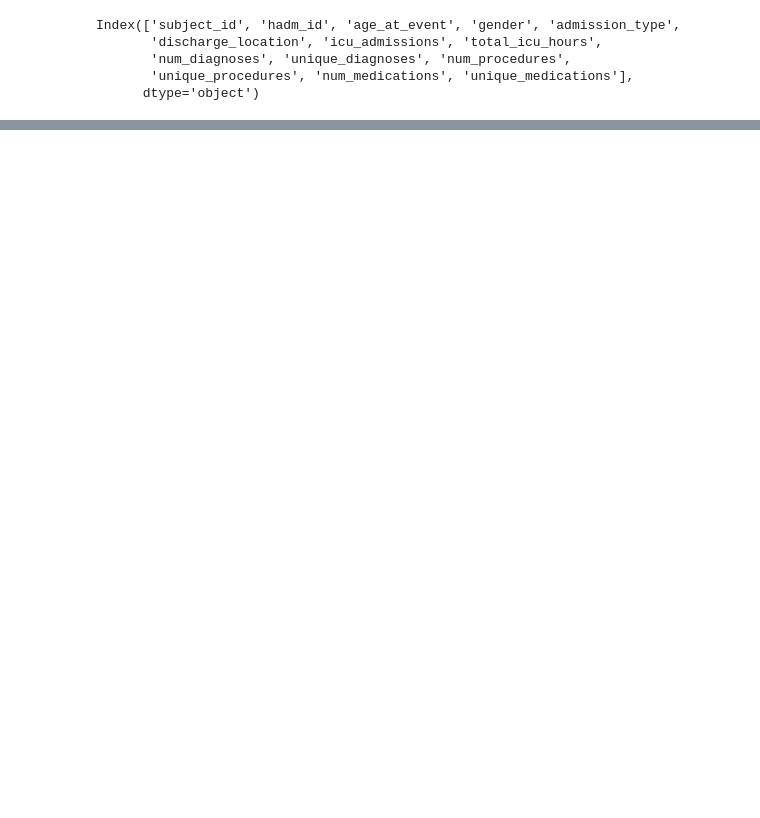
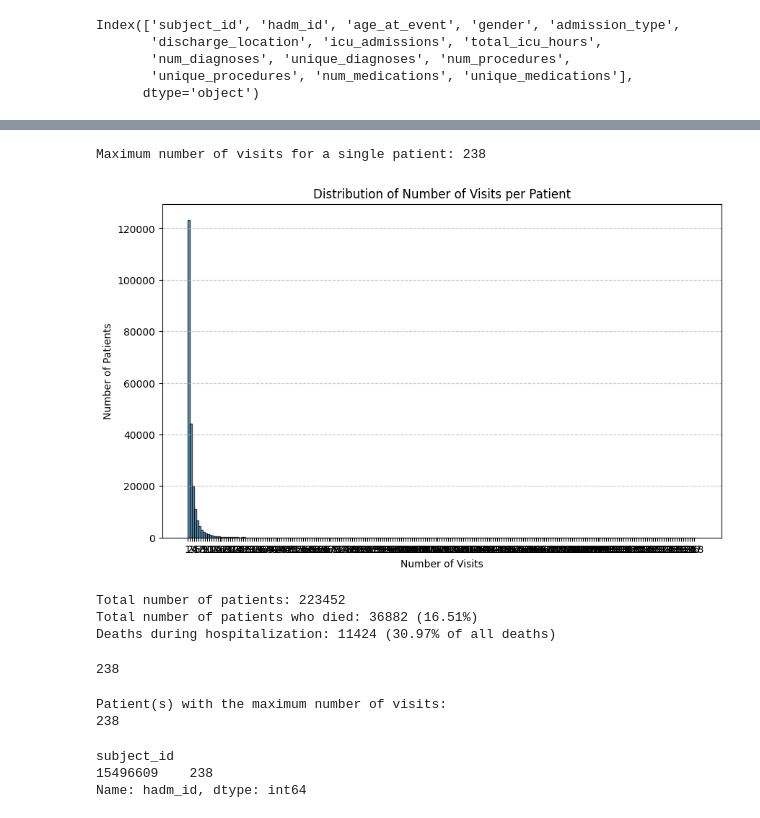
Before and after one commit to michechi/LLMSeq, a Jupyter notebook: src/tabular_preprocessing.ipynb, the cells around one changed output, grey strips where cells are left out. Saved outputs shown, nothing was run; the diff lists cells and outputs as text; code cells hidden in the pictures; blank space fills up the shorter version.

```diff
--- a/src/tabular_preprocessing.ipynb
+++ b/src/tabular_preprocessing.ipynb
@@ -154,0 +152,69 @@ tools.display_dataframe_to_user(name="MIMIC-IV Clinical Dataset", dataframe=data
+# %%
+import pandas as pd
+import matplotlib.pyplot as plt
+
+# Load the dataset generated previously
+dataset = pd.read_csv("mimiciv_clinical_dataset_tabular_death_visit.csv")
+
+# ------------------------------------------
+# 1. Distribution of number of visits per patient
+# ------------------------------------------
+
+# Count number of visits per patient
+visits_per_patient = dataset.groupby('subject_id')['hadm_id'].nunique()
+
+# Max number of visits for a single patient
+max_visits = visits_per_patient.max()
+print(f"Maximum number of visits for a single patient: {max_visits}")
+
+# Plot histogram
+plt.figure(figsize=(10,6))
+plt.hist(visits_per_patient, bins=range(1, max_visits + 2), edgecolor='black', alpha=0.7)
+plt.title("Distribution of Number of Visits per Patient")
+plt.xlabel("Number of Visits")
+plt.ylabel("Number of Patients")
+plt.xticks(range(1, max_visits + 1))
+plt.grid(axis='y', linestyle='--', alpha=0.7)
+plt.show()
+
+# ------------------------------------------
+# 2. Mortality Analysis and Ratios
+# ------------------------------------------
+
+# Total number of unique patients who died
+patient_mortality = dataset.groupby('subject_id')['death_flag'].max().sum()
+
+# Total deaths occurring specifically during visits
+deaths_during_visit = dataset['died_during_visit'].sum()
+
+# Calculate ratios
+total_patients = dataset['subject_id'].nunique()
+death_ratio = (patient_mortality / total_patients) * 100
+in_hospital_death_ratio = (deaths_during_visit / patient_mortality * 100) if patient_mortality > 0 else 0
+
+# Display the mortality results clearly
+print(f"Total number of patients: {dataset['subject_id'].nunique()}")
+print(f"Total number of patients who died: {int(patient_mortality)} ({patient_mortality/dataset['subject_id'].nunique():.2%})")
+print(f"Deaths during hospitalization: {int(deaths_during_visit)} ({deaths_during_visit/patient_mortality:.2%} of all deaths)")
+# %% [output]
+Maximum number of visits for a single patient: 238
+[figure, added]
+Total number of patients: 223452
+Total number of patients who died: 36882 (16.51%)
+Deaths during hospitalization: 11424 (30.97% of all deaths)
+# %%
+visits_per_patient.max()
+# %% [output]
+238
+# %%
+# Identify patient(s) with the maximum number of visits
+max_visits_patient = visits_per_patient[visits_per_patient == visits_per_patient.max()]
+print("Patient(s) with the maximum number of visits:")
+print(max_patient := max(visits_per_patient))
+visits_per_patient[visits_per_patient == visits_per_patient.max()]
+# %% [output]
+Patient(s) with the maximum number of visits:
+238
+subject_id
+15496609    238
+Name: hadm_id, dtype: int64
```
Also changed, not shown: parts of 12 cells of this notebook, 2 other files.
